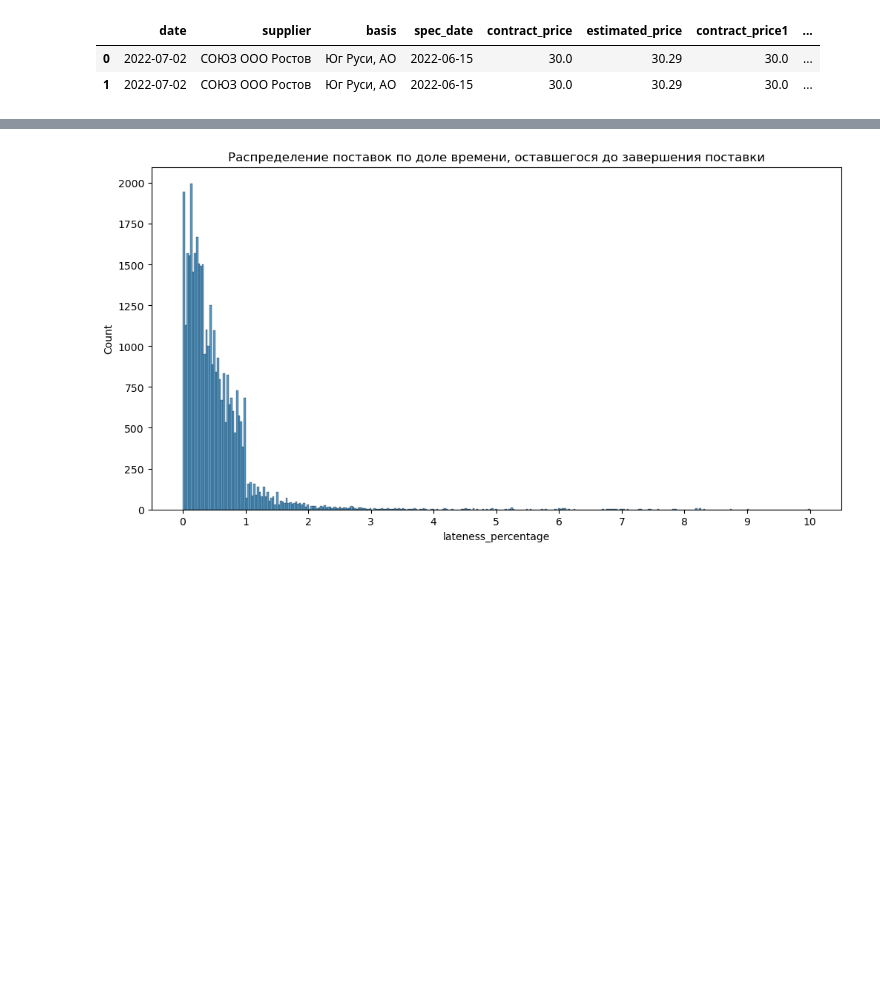
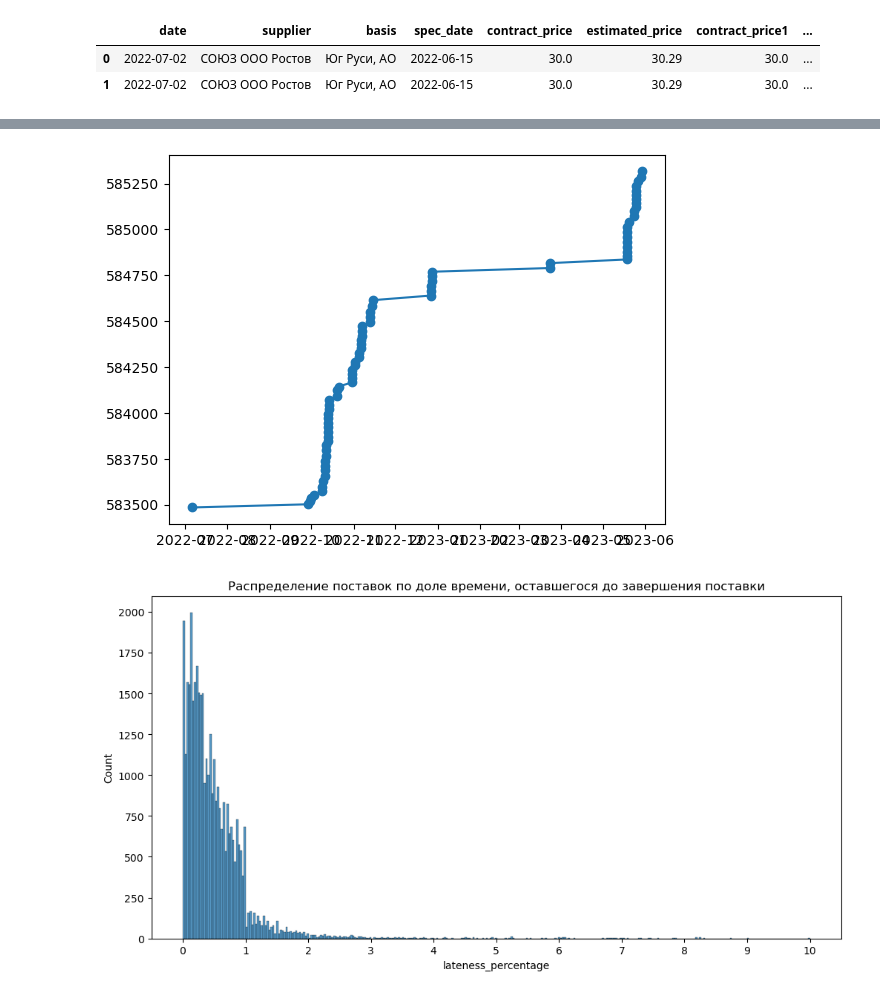
Before and after one commit to my-sas/Suppliers-time-series-analysis, a Jupyter notebook: notebooks/EDA.ipynb, the cells around one changed output, grey strips where cells are left out. Drawn from its saved outputs; the diff is of its cells as text; code cells hidden in the pictures; blank space fills up the shorter version.

```diff
--- a/notebooks/EDA.ipynb
+++ b/notebooks/EDA.ipynb
@@ -55,6 +56,20 @@ data.head(2)
 |  | date | supplier | basis | spec_date | contract_price | estimated_price | contract_price1 | ... |
 | 0 | 2022-07-06 | Рязанова А.В. ИП Глава К(Ф)Х | ЮР Валуйский МЭЗ ф-л, ООО | 2022-07-06 | 25.0 | 24.78 | 25.0 | ... |
 | 1 | 2022-07-12 | Осипов Л.А. ИП Глава К(Ф)Х | Юг Руси, АО | 2022-07-12 | 25.0 | 24.68 | 25.0 | ... |
+# %%
+suppliers_history = data.groupby('supplier').apply(lambda x: x.sort_values('date'))
+suppliers_history = pd.concat(
+    (suppliers_history['date'],
+     suppliers_history['quantity'].cumsum()),
+    axis = 1
+)
+# %%
+supplier = data['supplier'].unique()[303]
+for supplier in data['supplier'].unique()[0:1]:
+    supplier_history = suppliers_history.loc[supplier]
+    plt.plot(supplier_history['date'], supplier_history['quantity'], marker='o')
+# %% [output]
+[figure, added]
 # %%
 """
 На сколько поставщик в процентном соотношении близок к концу спецификации
```
Also changed, not shown: parts of 10 cells of this notebook, 40 other files.
